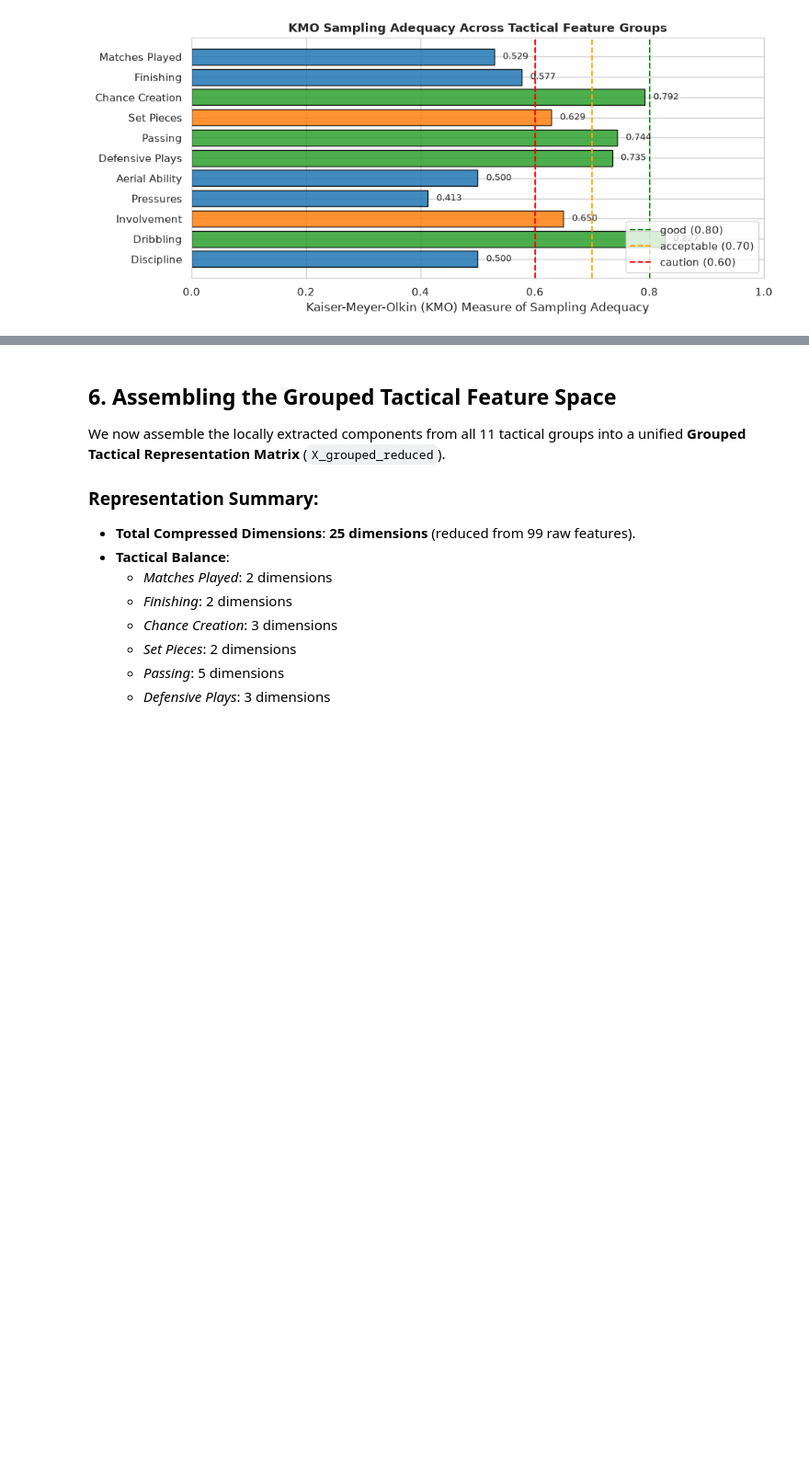
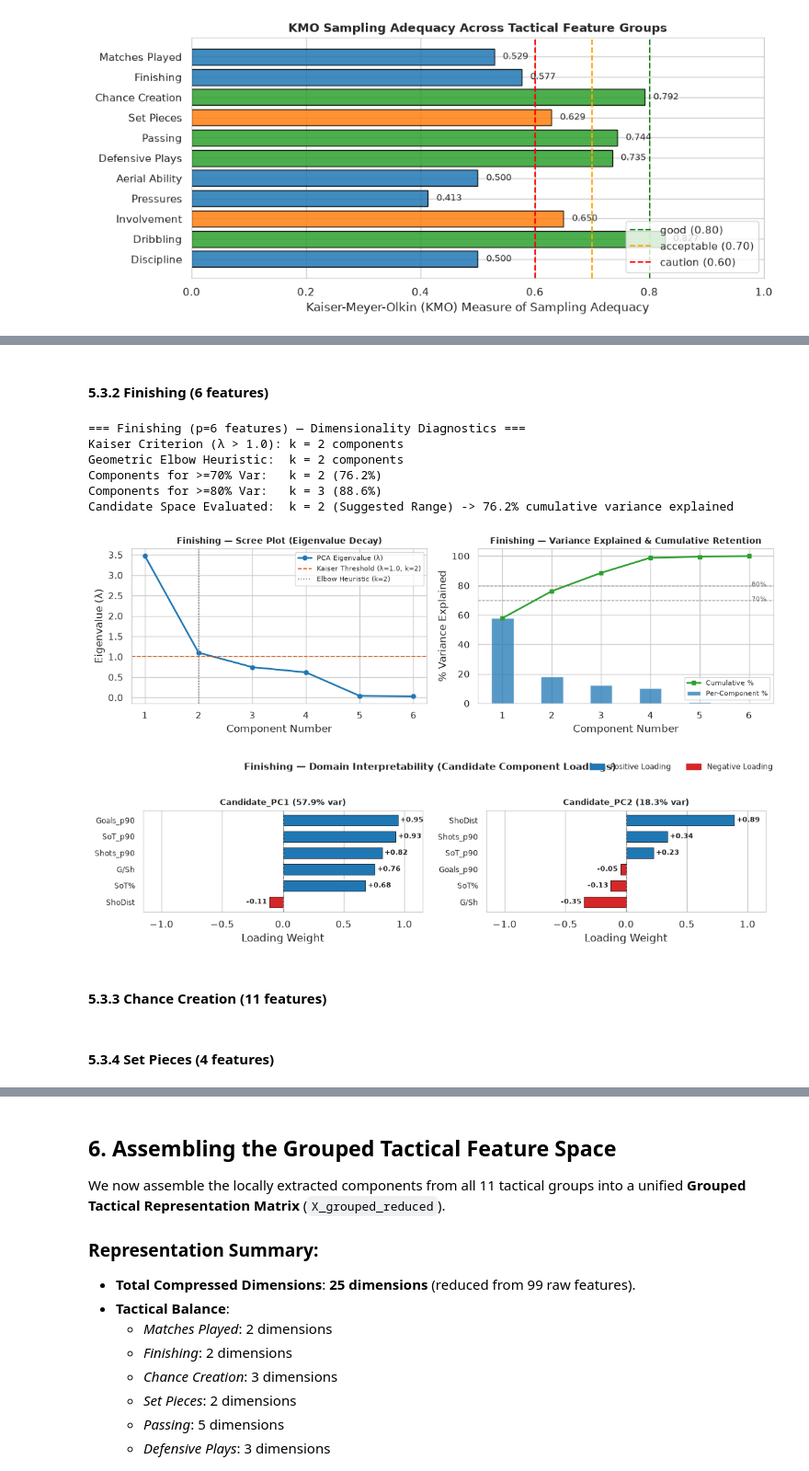
Before and after one commit to Scott-Trowers/player-architects, a Jupyter notebook: notebooks/season2122_dimension_reduction.ipynb, the cells around one changed output, grey strips where cells are left out. Shown at 92% size. Saved outputs shown, nothing was run; the diff lists cells and outputs as text; code cells hidden in the pictures; blank space fills up the shorter version.

```diff
--- a/notebooks/season2122_dimension_reduction.ipynb
+++ b/notebooks/season2122_dimension_reduction.ipynb
@@ -1330,0 +1024,15 @@ display(loadings_grp11)
+# %% [markdown]
+#### 5.3.2 Finishing (6 features)
+# %%
+# Step 1: Evaluate dimensionality (k) for Finishing
+grp2_cols = FEATURE_GROUPS['Finishing']
+diag_grp2 = plot_group_k_diagnostics(df_scaled[grp2_cols], group_name='Finishing')
+# %% [output]
+=== Finishing (p=6 features) — Dimensionality Diagnostics ===
+Kaiser Criterion (λ > 1.0): k = 2 components
+Geometric Elbow Heuristic:  k = 2 components
+Components for >=70% Var:   k = 2 (76.2%)
+Components for >=80% Var:   k = 3 (88.6%)
+Candidate Space Evaluated:  k = 2 (Suggested Range) -> 76.2% cumulative variance explained
+[figure, added]
+[figure, added]
@@ -1330,0 +1072,2 @@ display(loadings_grp11)
+# %% [markdown]
+#### 5.3.3 Chance Creation (11 features)
@@ -1330,0 +1110,2 @@ display(loadings_grp11)
+# %% [markdown]
+#### 5.3.4 Set Pieces (4 features)
```
Also changed, not shown: parts of 40 cells of this notebook.
